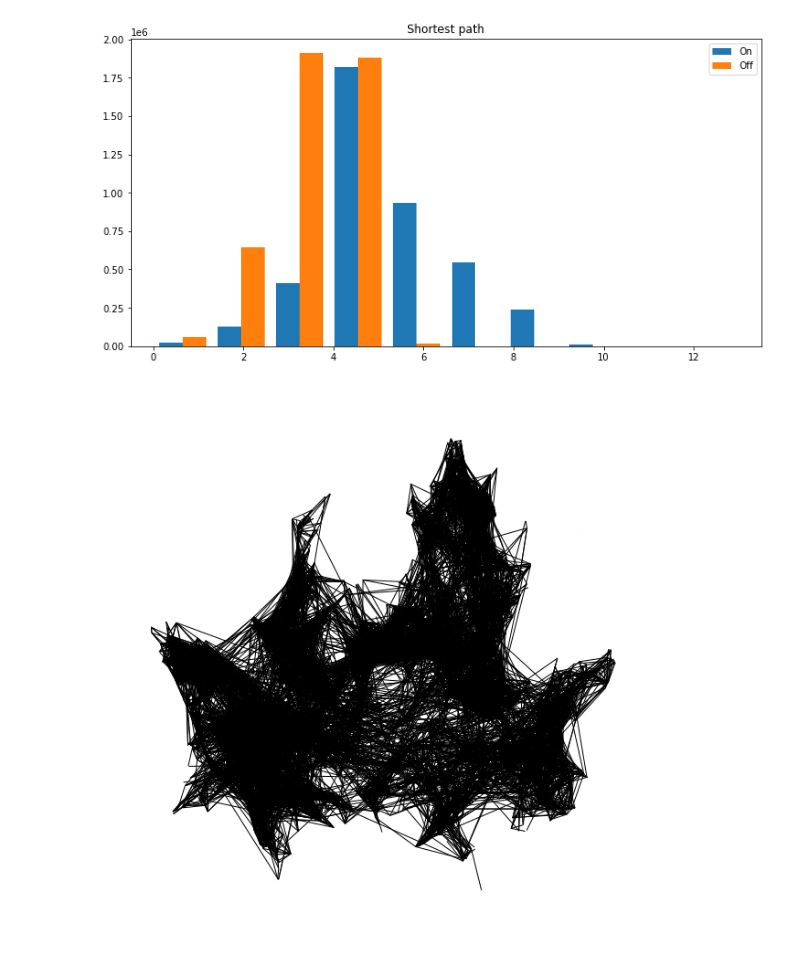
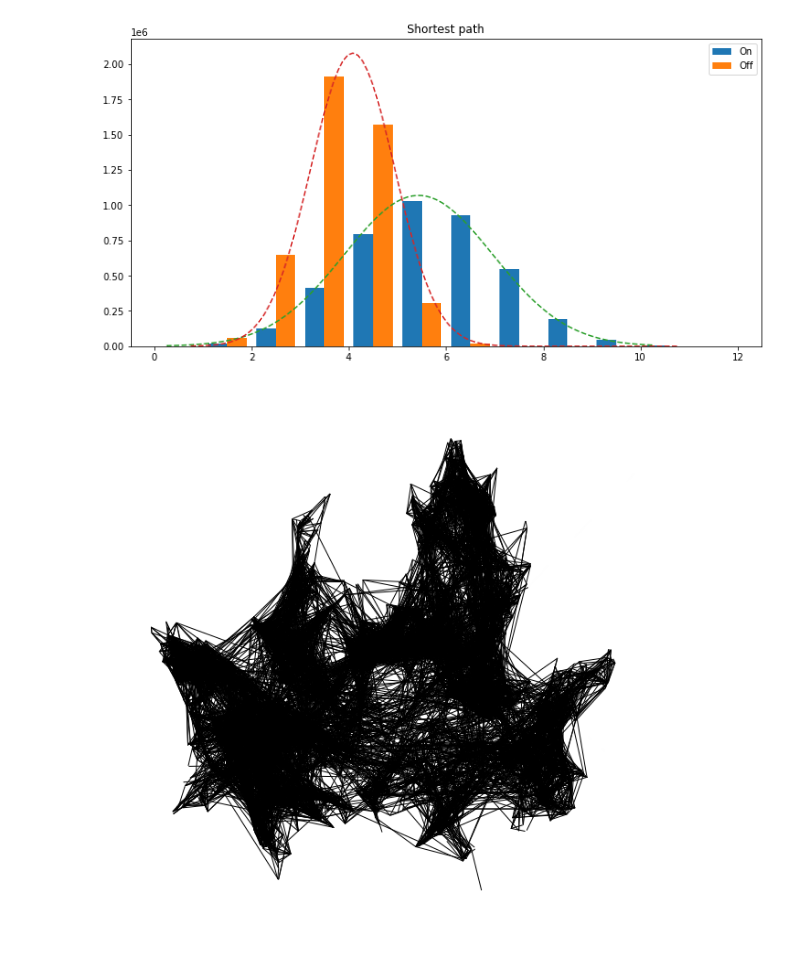
Before and after one commit to GyoHeon/UOS_bicycle, a Jupyter notebook: network_plot.ipynb, the cells around one changed output. Drawn from its saved outputs; the diff is of its cells as text; code cells hidden in the pictures.

```diff
--- a/network_plot.ipynb
+++ b/network_plot.ipynb
@@ -79,9 +79,11 @@ short1 = nx.shortest_path(G1)
 short2 = nx.shortest_path(G2)
 
 # add shortest path value
-lili1 = []
+lili1 = []ß
 for i in nodes['station number']:
     for j in nodes['station number']:
+        if i == j:
+            continue
         try:
             lili1.append(len(short1[i][j])-1)
         except:
@@ -90,21 +92,37 @@ for i in nodes['station number']:
 lili2 = []
 for i in nodes['station number']:
     for j in nodes['station number']:
+        if i == j:
+            continue
         try:
             lili2.append(len(short2[i][j])-1)
         except:
             pass
+# %%
+# gaussian fitting
+mu_1 = np.average(lili1)
+sigma_1 = np.std(lili1)
+mu_2 = np.average(lili2)
+sigma_2 = np.std(lili2)
+
+con_bins = np.linspace(0, 10, 100)
+
+y_1 = ((1 / (np.sqrt(2 * np.pi) * sigma_1)) * np.exp(-0.5 * (1 / sigma_1 * (con_bins - mu_1))**2))
+y_2 = ((1 / (np.sqrt(2 * np.pi) * sigma_2)) * np.exp(-0.5 * (1 / sigma_2 * (con_bins - mu_2))**2))
 # %%
 # shortest path histogram
 plt.figure(figsize = (12, 6))
 
-plt.hist([lili1, lili2], label=['On', 'Off'])
+plt.hist([lili1, lili2], bins = [0,1,2,3,4,5,6,7,8,9,10,11,12], label=['On', 'Off'])
+
+plt.plot(con_bins+0.25, y_1*4100000, '--')
+plt.plot(con_bins+0.75, y_2*4500000, '--')
 
 plt.title('Shortest path')
 plt.legend()
 plt.show()
 # %% [output]
-[figure, old version]
+[figure, new version]
 # %%
 plt.figure(figsize = (11,11))
 
```
